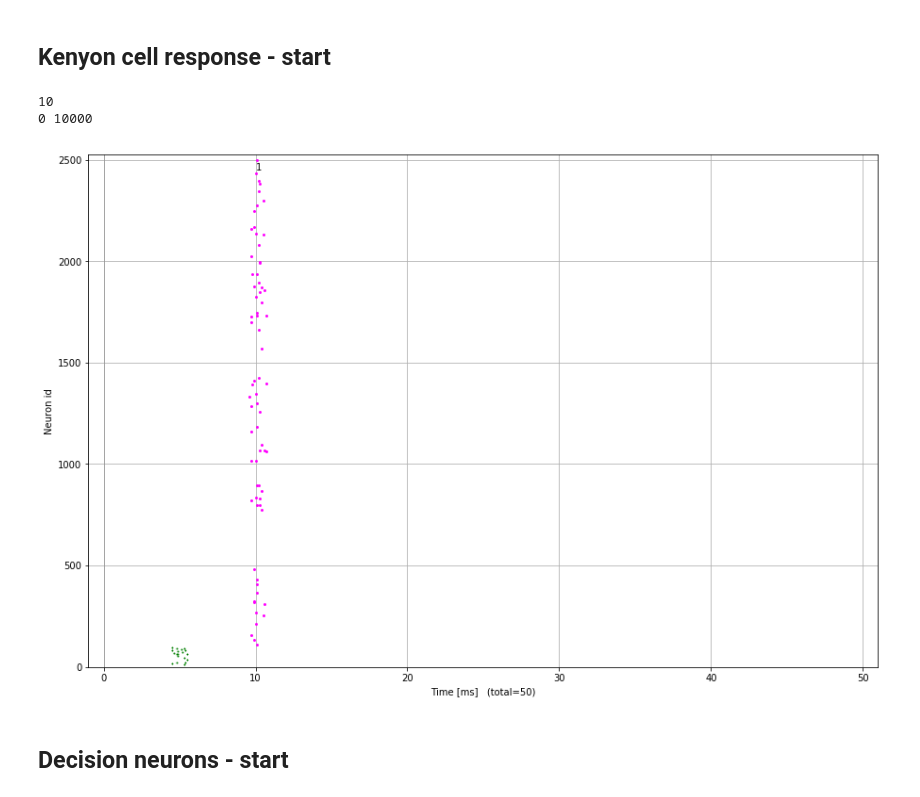
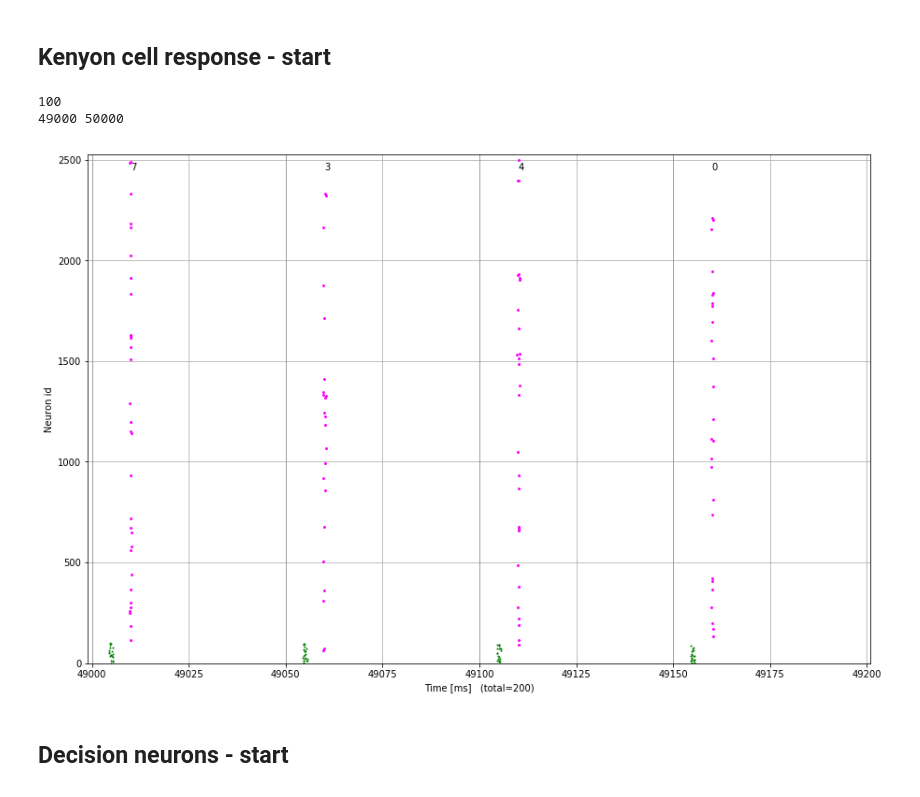
Before and after one commit to chanokin/brainscales-recognition, a Jupyter notebook: codebase/mushroom_body/dvdt_analyze_mbody_results.ipynb, the cells around one changed output. Cells and saved outputs as stored; diff of their text form; code cells hidden in the pictures.

```diff
--- a/codebase/mushroom_body/dvdt_analyze_mbody_results.ipynb
+++ b/codebase/mushroom_body/dvdt_analyze_mbody_results.ipynb
@@ -717,39 +717,39 @@ end_nid = 1000
 data = np.load(fname)
 out_spikes = data['decision_spikes']
 k_spikes = data['kenyon_spikes']
 h_spikes = data['horn_spikes']
 in_spikes = data['input_spikes']
 total_t = int(data['sim_time'])
 sample_indices = data['sample_indices']
 args = data['args'].item()
 print( args.nSamplesAL )
 
 # start_t = int(total_t*0.999)
-start_t = 0
-end_t = 50
+start_t = 49000
+end_t = start_t + 200
 # end_t = 1000
 # end_t = total_t
 print(start_t, total_t)
 fig = plt.figure(figsize=(15, 10))
 ax = plt.subplot(1, 1, 1)
 
-for i, dt in enumerate(range(0, end_t, data['sample_dt'])):
+for i, dt in enumerate(range(start_t, end_t, data['sample_dt'])):
     plt.axvline(dt, color='gray', linewidth=0.5)
     plt.text(dt+10, 0.98*args.nKC, '%d'%(sample_indices[i]//args.nSamplesAL))
 
 plot_in_range(fig, ax, in_spikes,  start_t=start_t, end_t=end_t, markersize=4, color='green')
 plot_in_range(fig, ax, k_spikes[:],  start_t=start_t, end_t=end_t, markersize=6, color='magenta')#, marker='|', markeredgewidth=2.)
 
 ax.set_ylabel('Neuron id')
 ax.set_xlabel('Time [ms]   (total={})'.format(end_t - start_t))
 ax.set_ylim(-1, args.nKC*1.01)
 ax.set_xlim(start_t - 1, end_t + 1)
 plt.grid()
 plt.show()
 # %% [output]
-10
-0 10000
+100
+49000 50000
-[figure, old version]
+[figure, new version]
 # %%
 if analyse_overlap:
     avg_active_neuron = 0.0
```
Also changed, not shown: parts of 5 cells of this notebook, 34 other files.
